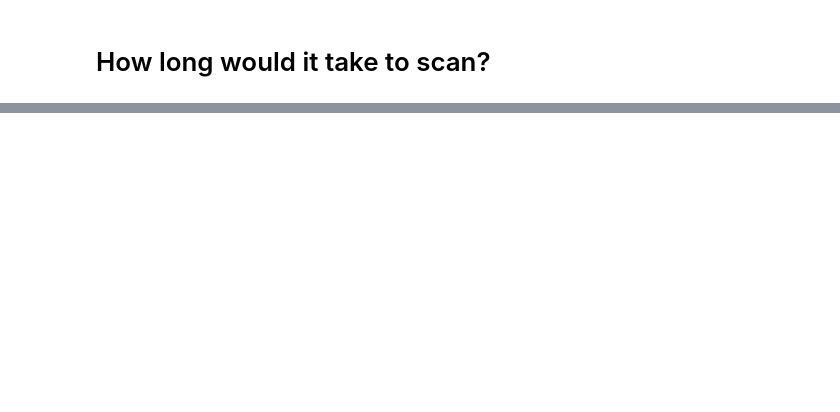
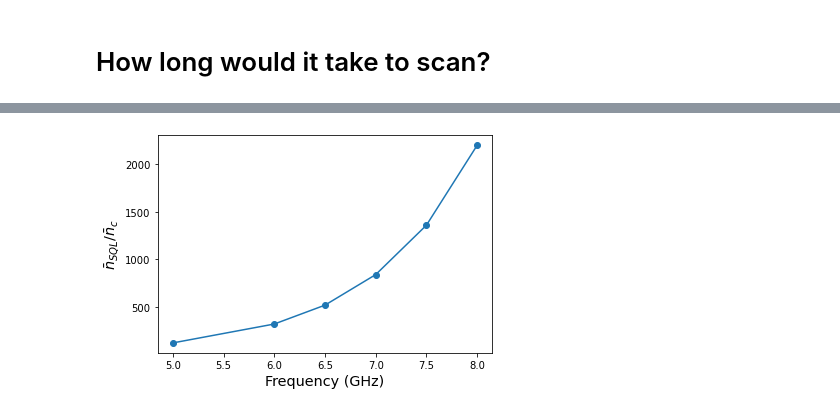
Before and after one commit to raphaelcervantes/jupyter_notebooks, a Jupyter notebook: estimate_dpdm_sensitivity.ipynb, the cells around one changed output, grey strips where cells are left out. Saved outputs shown, nothing was run; the diff lists cells and outputs as text; code cells hidden in the pictures; blank space fills up the shorter version.

```diff
--- a/estimate_dpdm_sensitivity.ipynb
+++ b/estimate_dpdm_sensitivity.ipynb
@@ -68,0 +111,7 @@ print('{} days to scan the entire frequency range'.format(total_time_days))
+# %%
+plt.plot(freqs*1e-9,1/n_thermal, marker='o')
+plt.ylabel(r'$\bar{n}_{SQL}/\bar{n}_c}$', fontsize='x-large')
+plt.xlabel('Frequency (GHz)', fontsize='x-large')
+plt.savefig('photon_counting_scan_rate_improvement.pdf')
+# %% [output]
+[figure, added]
```
Also changed, not shown: parts of 8 cells of this notebook, 1 other file.
